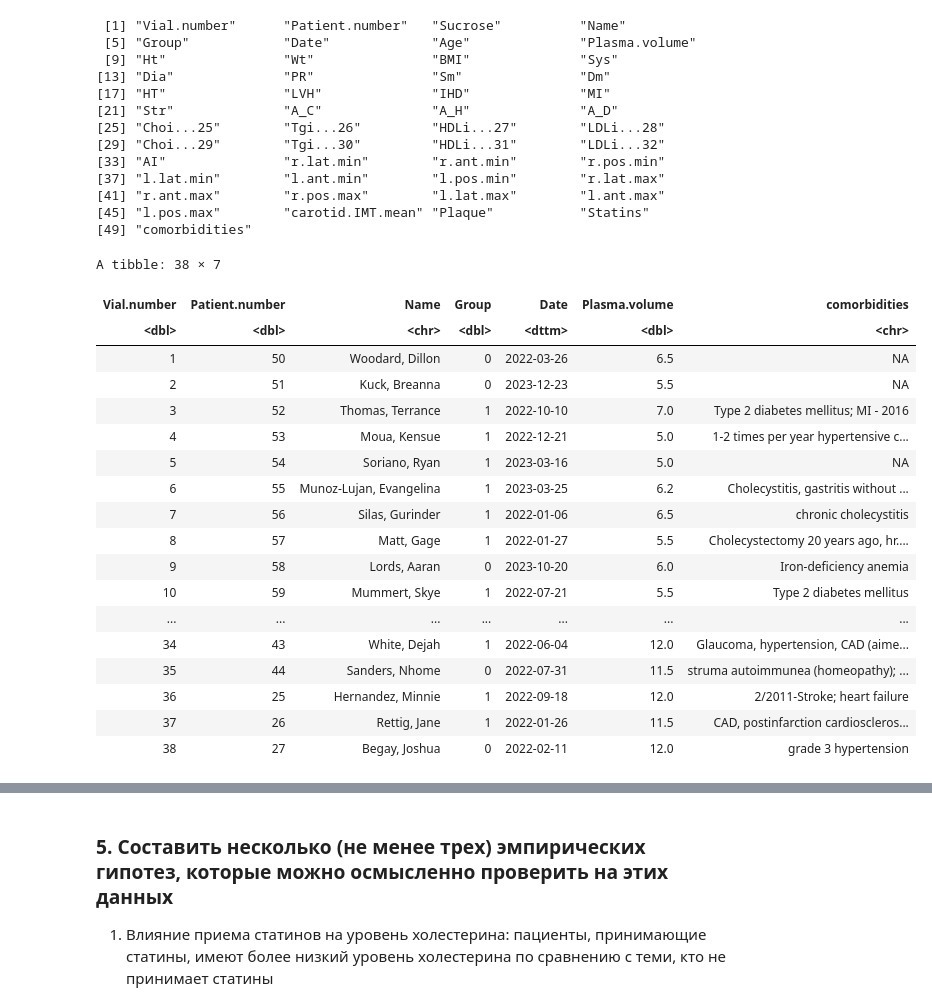
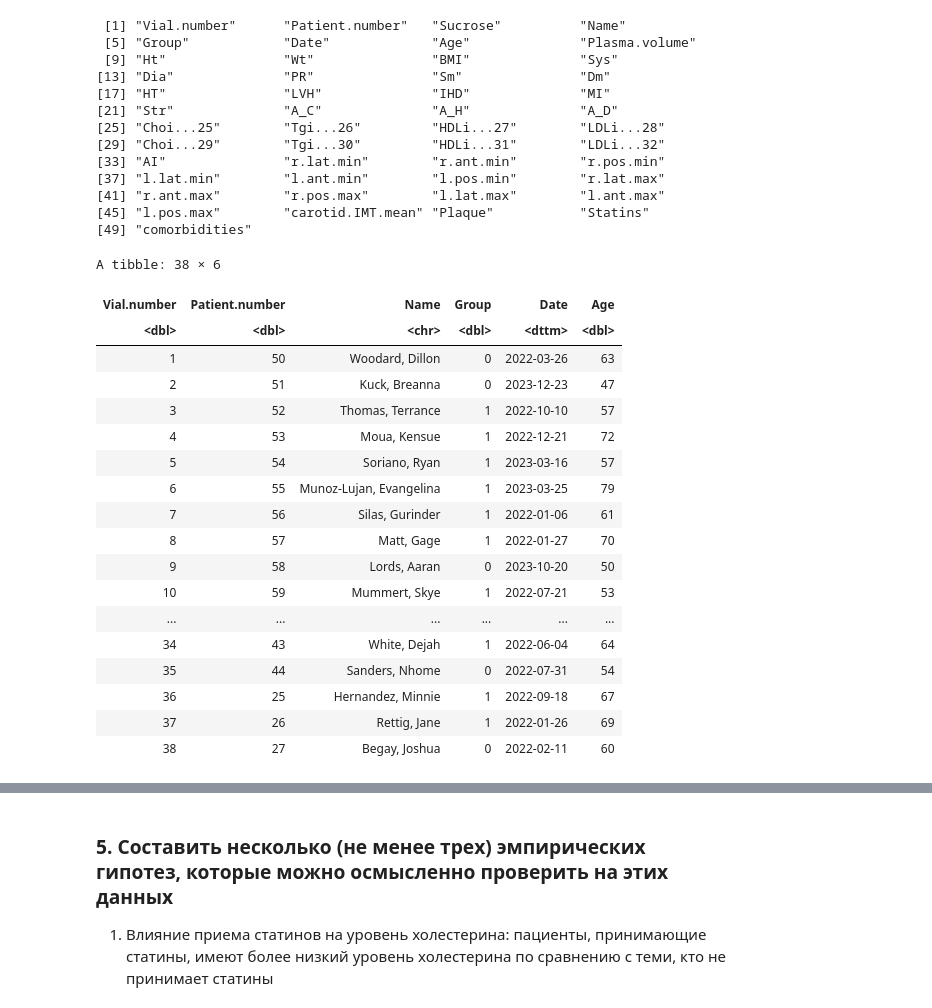
Before and after one commit to MikhailDemin/GB_DataScience-in-Med, a Jupyter notebook: 21_Applied_statistics_in_medicine/21_1_lesson_1_my_solution.ipynb, the cells around one changed output, grey strips where cells are left out. Cells and saved outputs as stored; diff of their text form; code cells hidden in the pictures.

```diff
--- a/21_Applied_statistics_in_medicine/21_1_lesson_1_my_solution.ipynb
+++ b/21_Applied_statistics_in_medicine/21_1_lesson_1_my_solution.ipynb
@@ -199,25 +199,25 @@ print(meta_cols)
 [45] "l.pos.max"        "carotid.IMT.mean" "Plaque"           "Statins"
 [49] "comorbidities"
 # %%
-patient <- subset(meta, select = c("Vial.number", "Patient.number", "Name", "Group", "Date", "Plasma.volume", "comorbidities"))
+patient <- subset(meta, select = c("Vial.number", "Patient.number", "Name", "Group", "Date", "Age"))
 patient
 # %% [output]
-A tibble: 38 × 7
+A tibble: 38 × 6
-| Vial.number | Patient.number | Name | Group | Date | Plasma.volume | comorbidities |
-| <dbl> | <dbl> | <chr> | <dbl> | <dttm> | <dbl> | <chr> |
-| 1 | 50 | Woodard, Dillon | 0 | 2022-03-26 | 6.5 | NA |
-| 2 | 51 | Kuck, Breanna | 0 | 2023-12-23 | 5.5 | NA |
-| 3 | 52 | Thomas, Terrance | 1 | 2022-10-10 | 7.0 | Type 2 diabetes mellitus; MI - 2016 |
-| 4 | 53 | Moua, Kensue | 1 | 2022-12-21 | 5.0 | 1-2 times per year hypertensive c... |
-| 5 | 54 | Soriano, Ryan | 1 | 2023-03-16 | 5.0 | NA |
-| 6 | 55 | Munoz-Lujan, Evangelina | 1 | 2023-03-25 | 6.2 | Cholecystitis, gastritis without ... |
-| 7 | 56 | Silas, Gurinder | 1 | 2022-01-06 | 6.5 | chronic cholecystitis |
-| 8 | 57 | Matt, Gage | 1 | 2022-01-27 | 5.5 | Cholecystectomy 20 years ago, hr.... |
-| 9 | 58 | Lords, Aaran | 0 | 2023-10-20 | 6.0 | Iron-deficiency anemia |
-| 10 | 59 | Mummert, Skye | 1 | 2022-07-21 | 5.5 | Type 2 diabetes mellitus |
-| ... | ... | ... | ... | ... | ... | ... |
-| 34 | 43 | White, Dejah | 1 | 2022-06-04 | 12.0 | Glaucoma, hypertension, CAD (aime... |
-| 35 | 44 | Sanders, Nhome | 0 | 2022-07-31 | 11.5 | struma autoimmunea (homeopathy); ... |
-| 36 | 25 | Hernandez, Minnie | 1 | 2022-09-18 | 12.0 | 2/2011-Stroke; heart failure |
-| 37 | 26 | Rettig, Jane | 1 | 2022-01-26 | 11.5 | CAD, postinfarction cardioscleros... |
-| 38 | 27 | Begay, Joshua | 0 | 2022-02-11 | 12.0 | grade 3 hypertension |
+| Vial.number | Patient.number | Name | Group | Date | Age |
+| <dbl> | <dbl> | <chr> | <dbl> | <dttm> | <dbl> |
+| 1 | 50 | Woodard, Dillon | 0 | 2022-03-26 | 63 |
+| 2 | 51 | Kuck, Breanna | 0 | 2023-12-23 | 47 |
+| 3 | 52 | Thomas, Terrance | 1 | 2022-10-10 | 57 |
+| 4 | 53 | Moua, Kensue | 1 | 2022-12-21 | 72 |
+| 5 | 54 | Soriano, Ryan | 1 | 2023-03-16 | 57 |
+| 6 | 55 | Munoz-Lujan, Evangelina | 1 | 2023-03-25 | 79 |
+| 7 | 56 | Silas, Gurinder | 1 | 2022-01-06 | 61 |
+| 8 | 57 | Matt, Gage | 1 | 2022-01-27 | 70 |
+| 9 | 58 | Lords, Aaran | 0 | 2023-10-20 | 50 |
+| 10 | 59 | Mummert, Skye | 1 | 2022-07-21 | 53 |
+| ... | ... | ... | ... | ... | ... |
+| 34 | 43 | White, Dejah | 1 | 2022-06-04 | 64 |
+| 35 | 44 | Sanders, Nhome | 0 | 2022-07-31 | 54 |
+| 36 | 25 | Hernandez, Minnie | 1 | 2022-09-18 | 67 |
+| 37 | 26 | Rettig, Jane | 1 | 2022-01-26 | 69 |
+| 38 | 27 | Begay, Joshua | 0 | 2022-02-11 | 60 |
```
Also changed, not shown: parts of 8 cells of this notebook, 2 other files.
